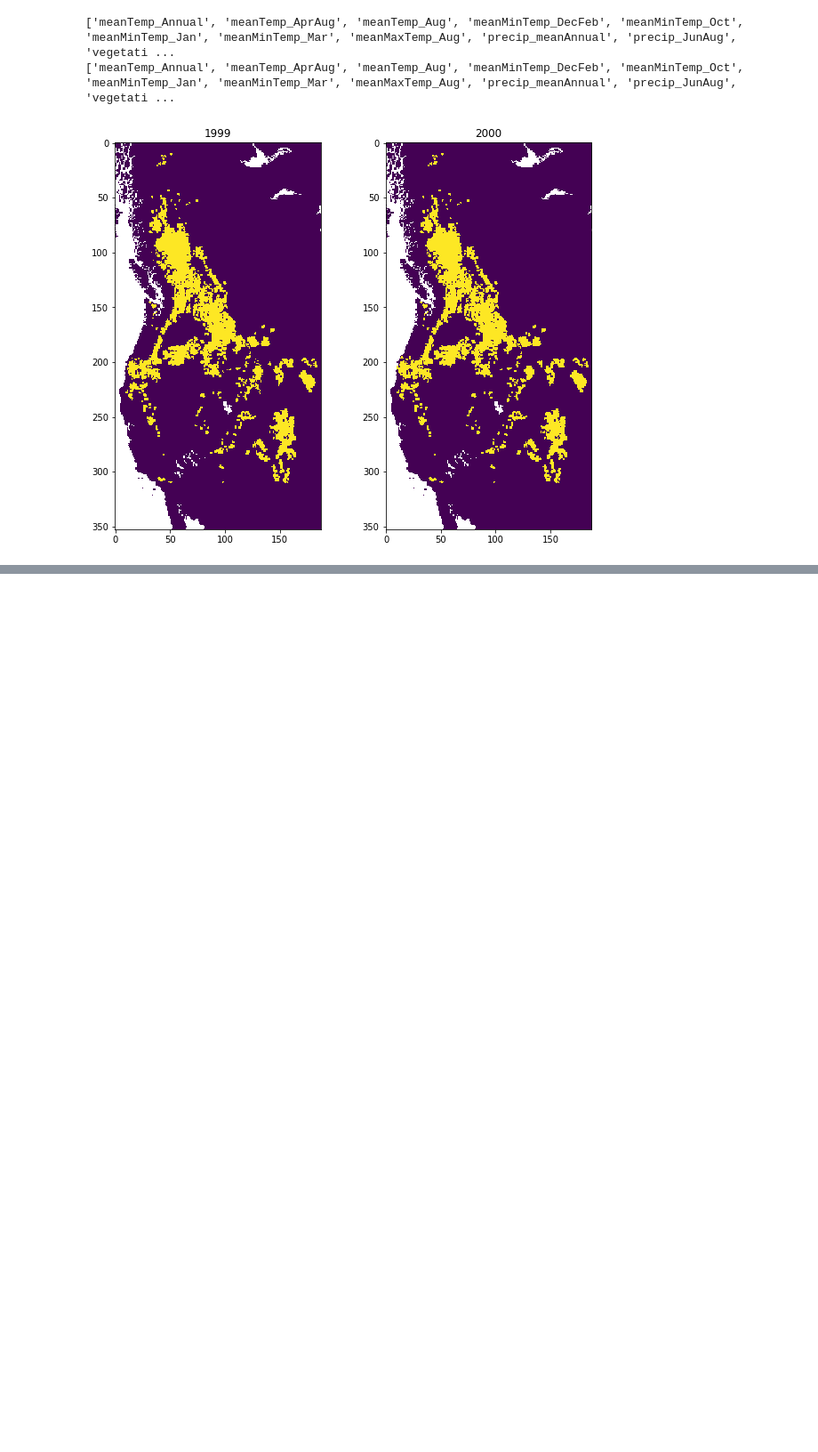
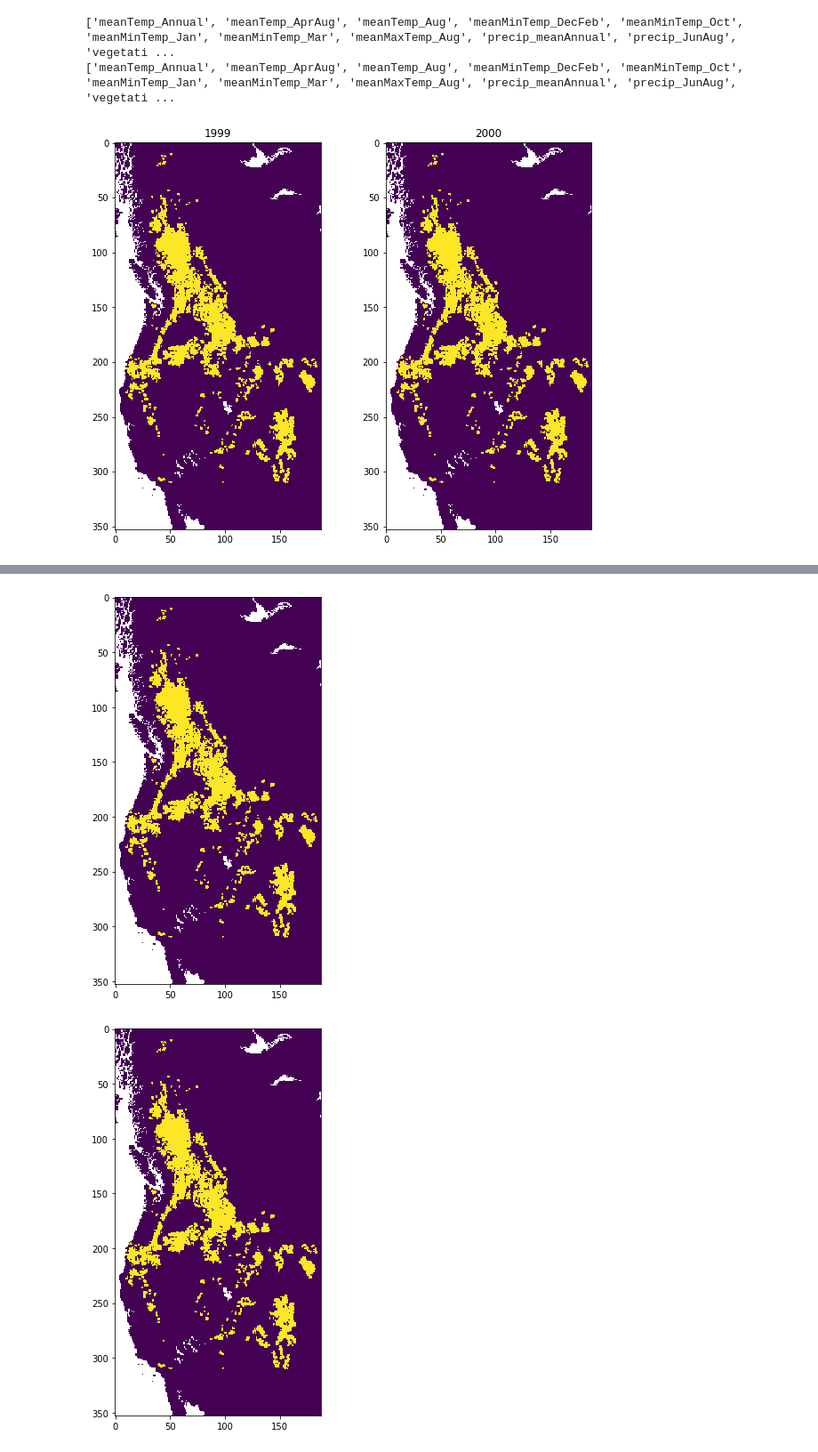
Before and after one commit to dongmeic/SDM, a Jupyter notebook: python/models/full/logistic_baseline_year.py.ipynb, the cells around one changed output, grey strips where cells are left out. Shown at 89% size. Cells and saved outputs as stored; diff of their text form; code cells hidden in the pictures; blank space fills up the shorter version.

```diff
--- a/python/models/full/logistic_baseline_year.py.ipynb
+++ b/python/models/full/logistic_baseline_year.py.ipynb
@@ -563,0 +633,11 @@ plt.title('1999');
+# %%
+m_1999 = column2matrix(hist_merge, 'preds_1999')
+m_1998 = column2matrix(hist_merge, 'preds_1998')
+# %%
+plt.figure();
+imshow(np.rot90(m_1999));
+plt.figure();
+imshow(np.rot90(m_1998));
+# %% [output]
+[figure, added]
+[figure, added]
```
Also changed, not shown: parts of 22 cells of this notebook, 1 other file.
